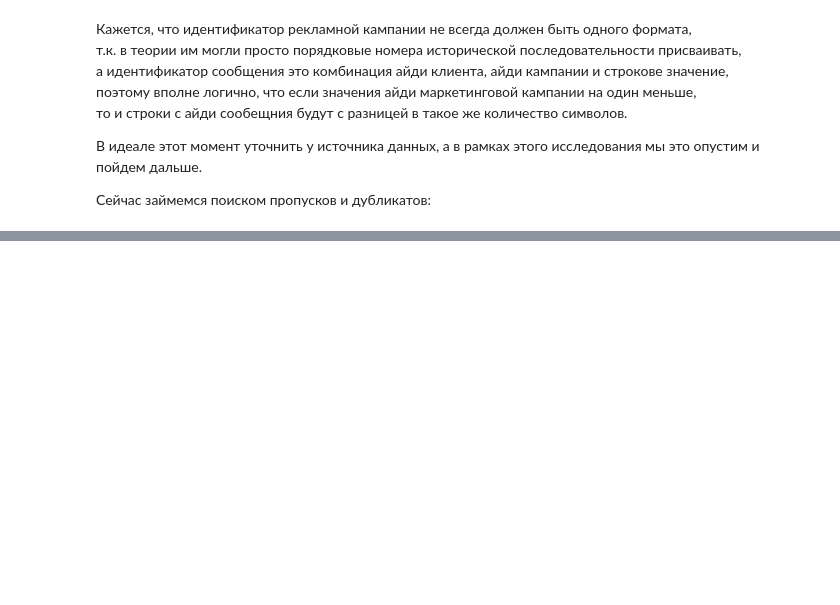
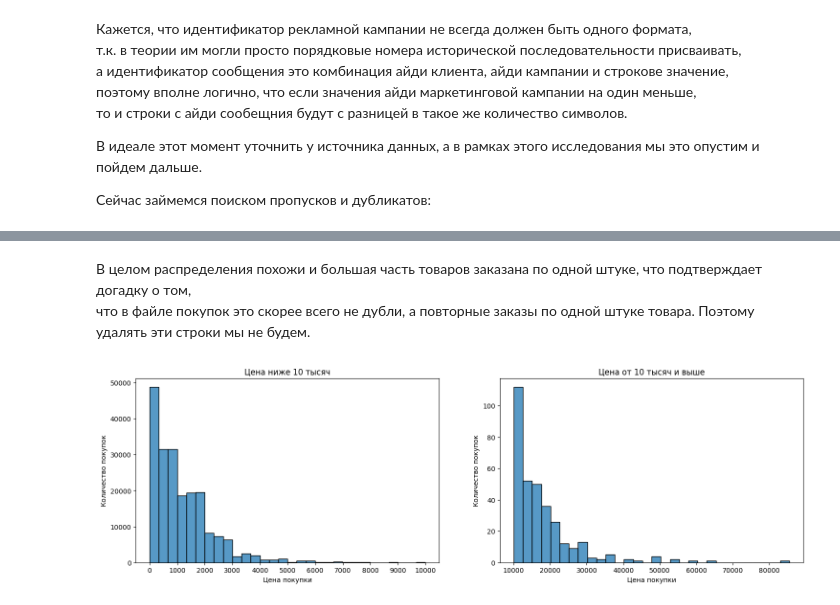
Before and after one commit to AIzlanov/work_shop_two, a Jupyter notebook: reserach.ipynb, the cells around one changed output, grey strips where cells are left out. Cells and saved outputs as stored; diff of their text form; code cells hidden in the pictures; blank space fills up the shorter version.

```diff
--- a/reserach.ipynb
+++ b/reserach.ipynb
@@ -357,0 +393,19 @@ df_campaign_channel: дубликатов нет
+# %% [markdown]
+В целом распределения похожи и большая часть товаров заказана по одной штуке, что подтверждает догадку о том,
+что в файле покупок это скорее всего не дубли, а повторные заказы по одной штуке товара. Поэтому удалять эти строки мы не будем.
+# %%
+fig, axes = plt.subplots(ncols=2, nrows=1, figsize=(18,5))
+
+sns.histplot(df_purchases[df_purchases['price'] < 10000]['price'], bins=30, ax=axes[0])
+axes[0].set_xticks(range(0, 11000, 1000))
+axes[0].set_title('Цена ниже 10 тысяч')
+axes[0].set_ylabel('Количество покупок')
+axes[0].set_xlabel('Цена покупки')
+
+sns.histplot(df_purchases[df_purchases['price'] >= 10000]['price'], bins=30, ax=axes[1])
+axes[1].set_title('Цена от 10 тысяч и выше')
+axes[1].set_ylabel('Количество покупок')
+axes[1].set_xlabel('Цена покупки')
+plt.show()
+# %% [output]
+[figure, added]
```
Also changed, not shown: parts of 42 cells of this notebook, 2 other files.
